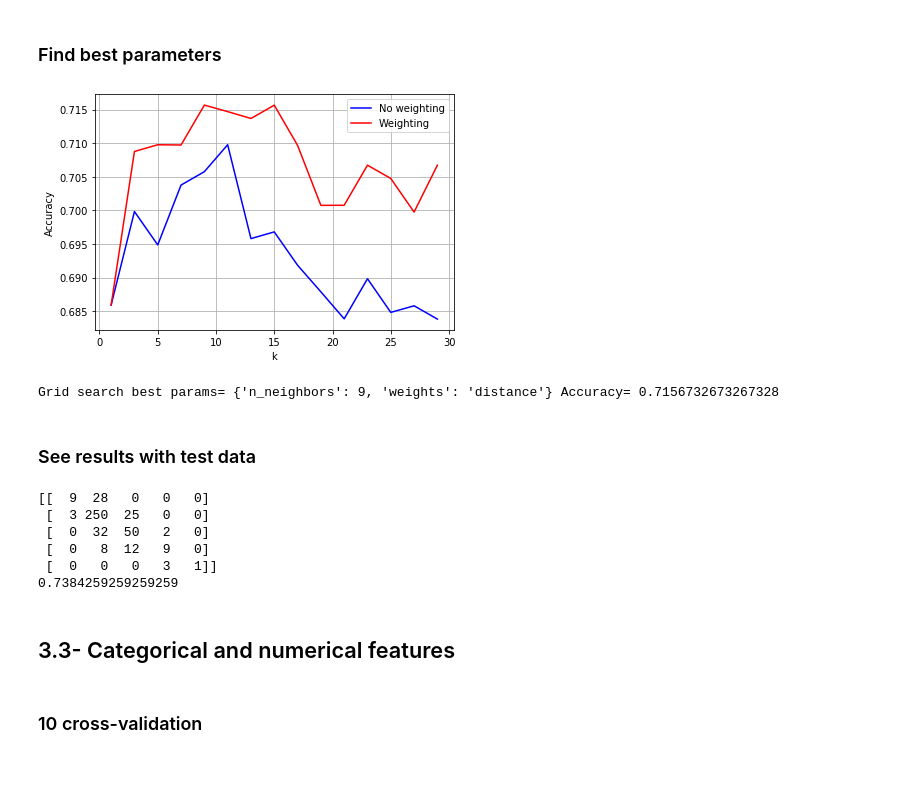
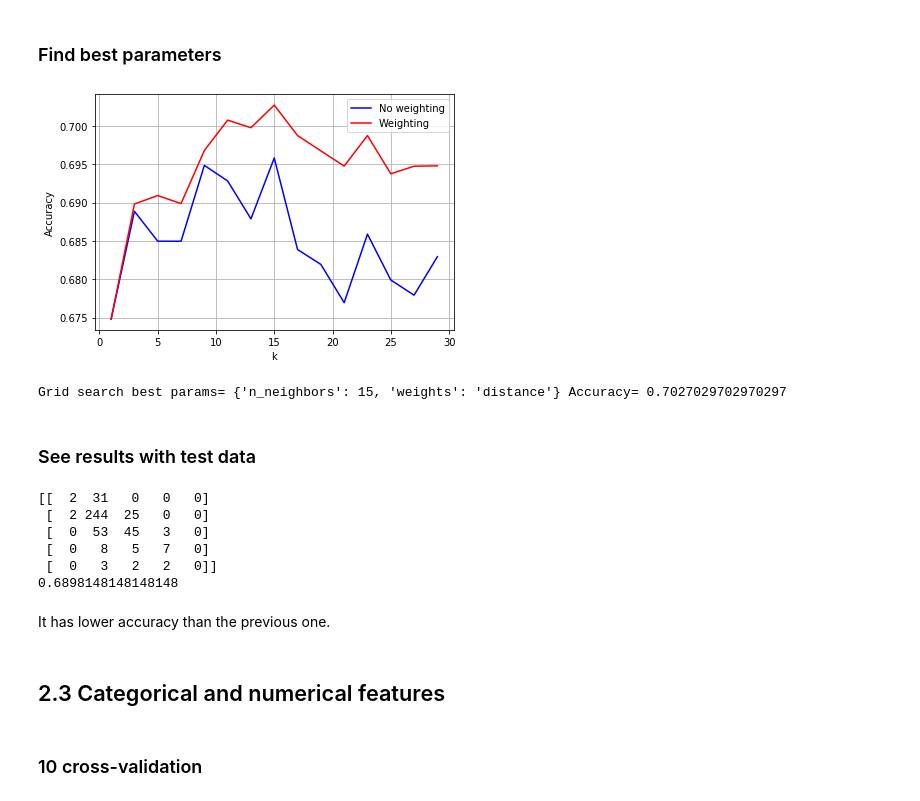
Before and after one commit to FerranAgulloLopez/DataMiningHousePrices, a Jupyter notebook: scripts/Knn.ipynb, the cells around one changed output. Saved outputs shown, nothing was run; the diff lists cells and outputs as text; code cells hidden in the pictures; blank space fills up the shorter version.

Commit message:
updates preprocessing_2 script and knn script

```diff
--- a/scripts/Knn.ipynb
+++ b/scripts/Knn.ipynb
@@ -102,14 +152,8 @@ print(sklearn.metrics.accuracy_score(y_test, pred))
-# %%
-Y = data['SalePrice'].to_numpy()
-X = data.drop(['SalePrice'], axis=1)
-X = X.select_dtypes(include=['object','bool']) # only categorical
-le = preprocessing.LabelEncoder()
-i = 0
-for t in X.dtypes:
-    le.fit(X.iloc[:,i])
-    X.iloc[:,i] = le.fit_transform(X.iloc[:,i]) # transform them to numerical
-    i += 1
-X = X.to_numpy()
-(X_train, X_test,  y_train, y_test) = cv.train_test_split(X, Y, test_size=.3, random_state=1)
+# %%
+# only categorical
+X_train = train_data.select_dtypes(include=['object','bool'])
+transform_categorical_to_numerical(X_train)
+X_test = test_data.select_dtypes(include=['object','bool'])
+transform_categorical_to_numerical(X_test)
 # %% [markdown]
 ### 10 cross-validation
@@ -159,50 +173,22 @@ print(np.std(cv_scores))
 # %% [markdown]
 ### Find best parameters
-# %%
-# Method 1
-lr = []
-for ki in range(1,30,2):
-    cv_scores = cross_val_score(nb.KNeighborsClassifier(n_neighbors=ki), X=X_train, y=y_train, cv=10)
-    lr.append(np.mean(cv_scores))
-plt.plot(range(1,30,2),lr,'b',label='No weighting')
-
-lr = []
-for ki in range(1,30,2):
-    cv_scores = cross_val_score(nb.KNeighborsClassifier(n_neighbors=ki,weights='distance'), X=X_train, y=y_train, cv=10)
-    lr.append(np.mean(cv_scores))
-plt.plot(range(1,30,2),lr,'r',label='Weighting')
-plt.xlabel('k')
-plt.ylabel('Accuracy')
-plt.legend(loc='upper right')
-plt.grid()
-plt.tight_layout()
-
-plt.show()
-
-# Method 2
-params = {'n_neighbors':list(range(1,30,2)), 'weights':('distance','uniform')}
-knc = nb.KNeighborsClassifier()
-clf = GridSearchCV(knc, param_grid=params,cv=10,n_jobs=-1)  # If cv is integer, by default is Stratifyed
-clf.fit(X_train, y_train)
-print("Grid search best params=",clf.best_params_, "Accuracy=", clf.best_score_)
-# %% [output]
-[figure, removed]
-Grid search best params= {'n_neighbors': 9, 'weights': 'distance'} Accuracy= 0.7156732673267328
+# %%
+parval = find_best_params(X_train,y_train)
+# %% [output]
+[figure, added]
+Grid search best params= {'n_neighbors': 15, 'weights': 'distance'} Accuracy= 0.7027029702970297
 # %% [markdown]
 ### See results with test data
-# %%
-parval=clf.best_params_
-knc = nb.KNeighborsClassifier(n_neighbors=parval['n_neighbors'],weights=parval['weights'])
-knc.fit(X_train, y_train)
-pred=knc.predict(X_test)
-print(sklearn.metrics.confusion_matrix(y_test, pred))
-print(sklearn.metrics.accuracy_score(y_test, pred))
-# %% [output]
-[[  9  28   0   0   0]
- [  3 250  25   0   0]
- [  0  32  50   2   0]
- [  0   8  12   9   0]
- [  0   0   0   3   1]]
-0.7384259259259259
+# %%
+accuracy_with_test_data(parval['n_neighbors'],parval['weights'],X_train,y_train,X_test,y_test)
+# %% [output]
+[[  2  31   0   0   0]
+ [  2 244  25   0   0]
+ [  0  53  45   3   0]
+ [  0   8   5   7   0]
+ [  0   3   2   2   0]]
+0.6898148148148148
+# %% [markdown]
+It has lower accuracy than the previous one.
 # %% [markdown]
-## 3.3- Categorical and numerical features
+## 2.3 Categorical and numerical features
```
Also changed, not shown: parts of 52 cells of this notebook, 3 other files.
